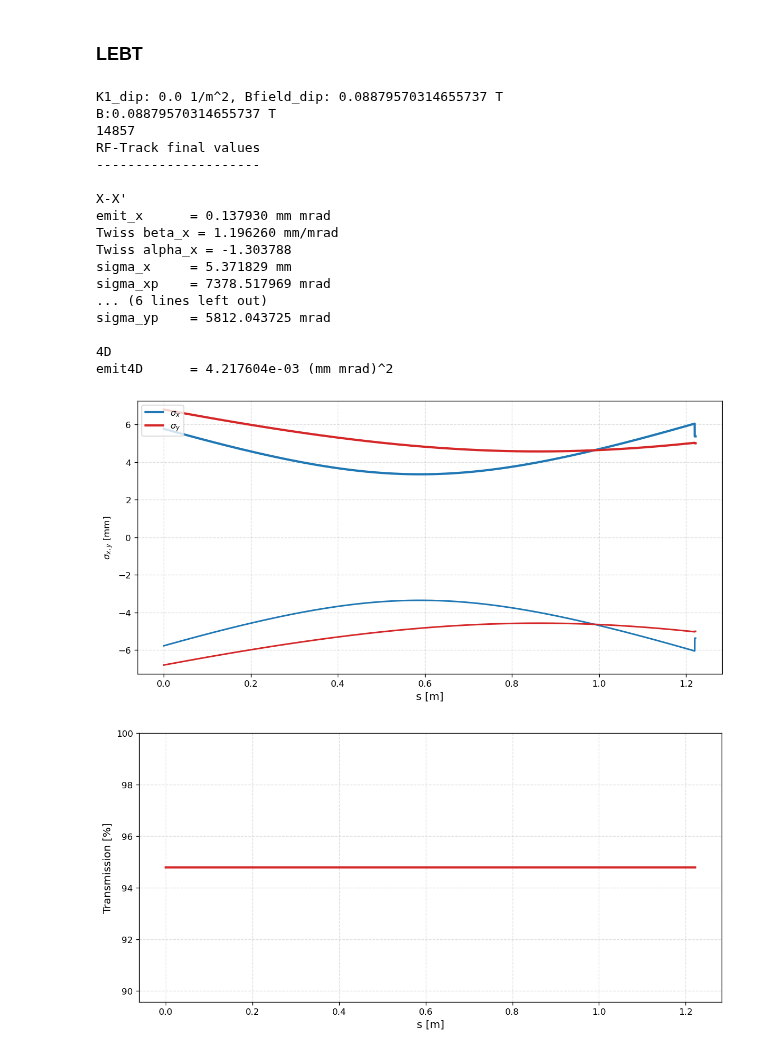
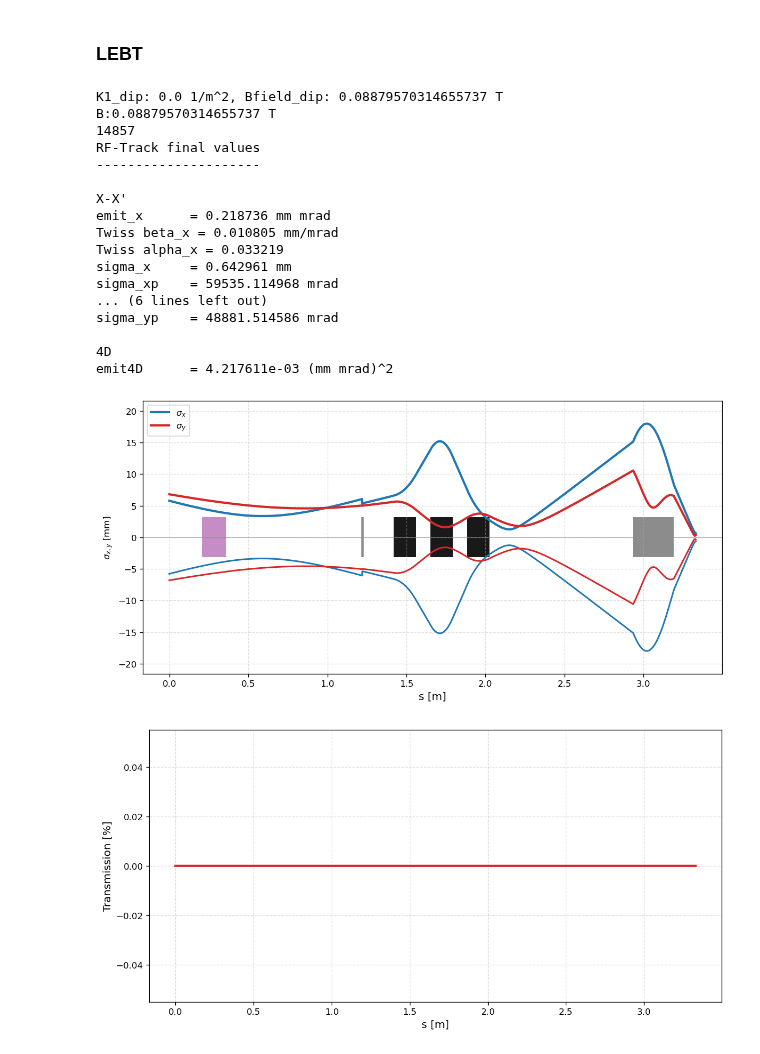
Before and after one commit to psolmor/Validation-of-linear-ion-accelerator, a Jupyter notebook: rftrack/analysis_rftrack.ipynb, the cells around one changed output. Saved outputs shown, nothing was run; the diff lists cells and outputs as text; code cells hidden in the pictures.

```diff
--- a/rftrack/analysis_rftrack.ipynb
+++ b/rftrack/analysis_rftrack.ipynb
@@ -110,8 +121,8 @@ T = lebt.get_transport_table('%S %sigma_x %sigma_y %N %mean_P %beta_x %beta_y %b
 s  = T[:, 0]
 mx = T[:, 1]
 my = T[:, 2]
-#N  = T[:, 3]
-N = np.full_like(mx,N)
+N  = T[:, 3]
+#N = np.full_like(mx,N)
 P = T[:, 4]
 beta_x = T[:, 5]
 beta_y = T[:, 6]
@@ -148,6 +159,7 @@ ax.plot(s,  mx,  color=color_x, linewidth=2.5, linestyle='-',  label=r'$\sigma_x
 ax.plot(s, -mx,  color=color_x, linewidth=1.8, linestyle='-')
 ax.plot(s,  my,  color=color_y, linewidth=2.5, linestyle='-',  label=r'$\sigma_y$')
 ax.plot(s, -my,  color=color_y, linewidth=1.8, linestyle='-')
+plot_lattice(ax)
 ax.set_xlabel('s [m]', fontsize=12)
 ax.set_ylabel(r'$\sigma_{x,y}$ [mm]')
 
@@ -157,39 +169,39 @@ ax.set_ylim(-max(mx)*1.2, max(mx)*1.2)
 ax.legend(loc='upper left')
 ax.grid(True, linestyle='--', alpha=0.4)
 
 #plot_lattice(ax)
 
 plt.tight_layout()
 fig.savefig(results_dir / "rftrack_lebt_lattice.png", bbox_inches="tight")
 plt.show()
 
 #Plot transmission
 
 plt.figure(figsize=(10, 5), dpi=120)
 plt.plot(s, N/15673*100, color='tab:red', linewidth=2.5, linestyle='-', label='Transmission')
 plt.xlabel('s [m]', fontsize=12)
 plt.ylabel('Transmission [%]', fontsize=12)
 plt.grid(True, linestyle='--', alpha=0.4)
 plt.tight_layout()
 plt.savefig(results_dir / "rftrack_lebt_transmission.png", bbox_inches="tight")
 plt.show()
 # %% [output]
 K1_dip: 0.0 1/m^2, Bfield_dip: 0.08879570314655737 T
 B:0.08879570314655737 T
 14857
 RF-Track final values
 ---------------------
 
 X-X'
-emit_x      = 0.137930 mm mrad
-Twiss beta_x = 1.196260 mm/mrad
-Twiss alpha_x = -1.303788
-sigma_x     = 5.371829 mm
-sigma_xp    = 7378.517969 mrad
+emit_x      = 0.218736 mm mrad
+Twiss beta_x = 0.010805 mm/mrad
+Twiss alpha_x = 0.033219
+sigma_x     = 0.642961 mm
+sigma_xp    = 59535.114968 mrad
 ... (6 lines left out)
-sigma_yp    = 5812.043725 mrad
+sigma_yp    = 48881.514586 mrad
 
 4D
-emit4D      = 4.217604e-03 (mm mrad)^2
+emit4D      = 4.217611e-03 (mm mrad)^2
-[figure, old version]
+[figure, new version]
-[figure, old version]
+[figure, new version]
```
Also changed, not shown: parts of 1 cell of this notebook, 9 other files.
